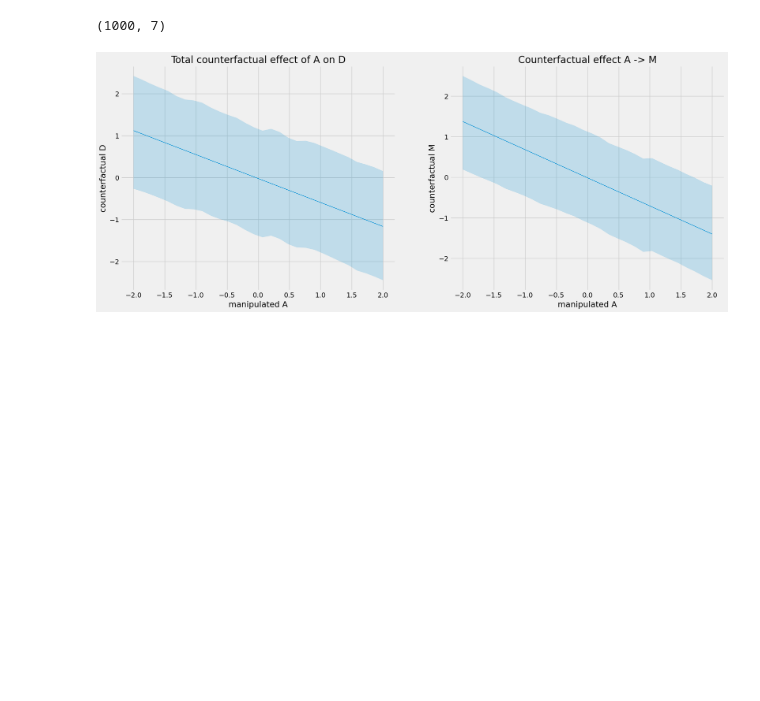
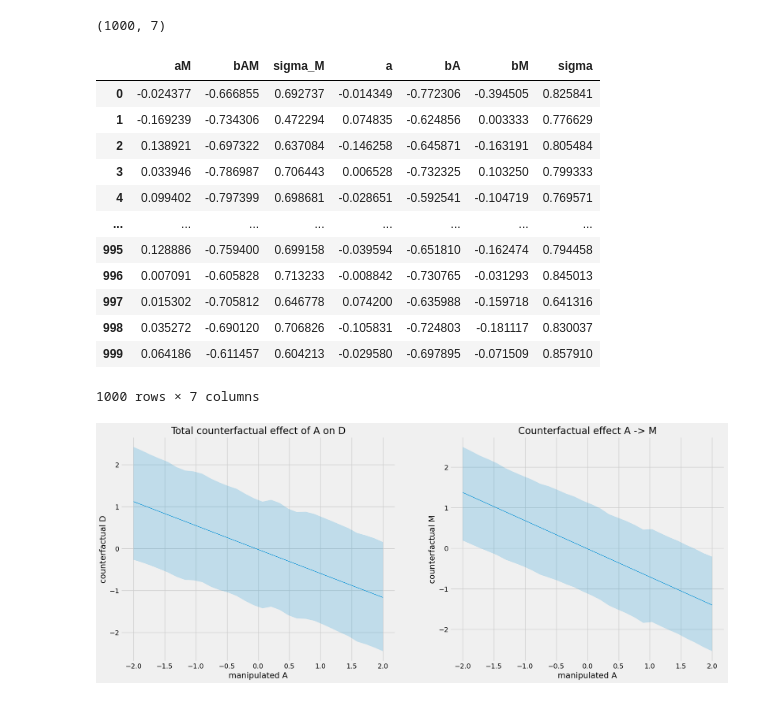
Before and after one commit to sushmit86/Statiistical_rethinking_jax, a Jupyter notebook: sushmit_05_geocentric_models.ipynb, the cells around one changed output. Cells and saved outputs as stored; diff of their text form; code cells hidden in the pictures; blank space fills up the shorter version.

```diff
--- a/sushmit_05_geocentric_models.ipynb
+++ b/sushmit_05_geocentric_models.ipynb
@@ -497,6 +497,22 @@ A_seq = np.linspace(-2,2,30)
 df_post_samples_m_5_3A.shape
 # %% [output]
 (1000, 7)
+# %%
+df_post_samples_m_5_3A
+# %% [output]
+|  | aM | bAM | sigma_M | a | bA | bM | sigma |
+| 0 | -0.024377 | -0.666855 | 0.692737 | -0.014349 | -0.772306 | -0.394505 | 0.825841 |
+| 1 | -0.169239 | -0.734306 | 0.472294 | 0.074835 | -0.624856 | 0.003333 | 0.776629 |
+| 2 | 0.138921 | -0.697322 | 0.637084 | -0.146258 | -0.645871 | -0.163191 | 0.805484 |
+| 3 | 0.033946 | -0.786987 | 0.706443 | 0.006528 | -0.732325 | 0.103250 | 0.799333 |
+| 4 | 0.099402 | -0.797399 | 0.698681 | -0.028651 | -0.592541 | -0.104719 | 0.769571 |
+| ... | ... | ... | ... | ... | ... | ... | ... |
+| 995 | 0.128886 | -0.759400 | 0.699158 | -0.039594 | -0.651810 | -0.162474 | 0.794458 |
+| 996 | 0.007091 | -0.605828 | 0.713233 | -0.008842 | -0.730765 | -0.031293 | 0.845013 |
+| 997 | 0.015302 | -0.705812 | 0.646778 | 0.074200 | -0.635988 | -0.159718 | 0.641316 |
+| 998 | 0.035272 | -0.690120 | 0.706826 | -0.105831 | -0.724803 | -0.181117 | 0.830037 |
+| 999 | 0.064186 | -0.611457 | 0.604213 | -0.029580 | -0.697895 | -0.071509 | 0.857910 |
+1000 rows × 7 columns
 # %%
 #@title 5.21
 post_samples_m_5_3_array = df_post_samples_m_5_3A.to_numpy()
```
Also changed, not shown: parts of 10 cells of this notebook.
